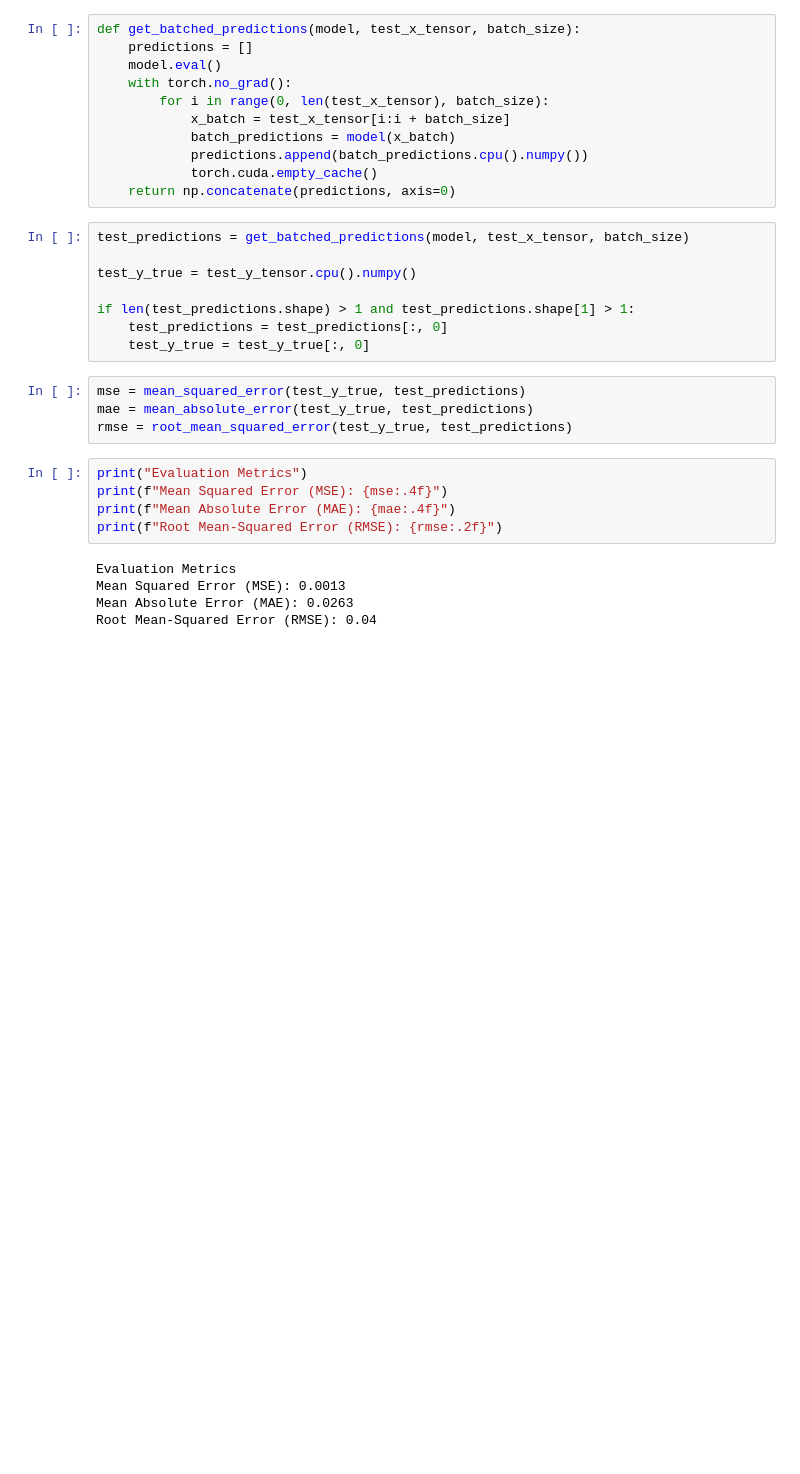
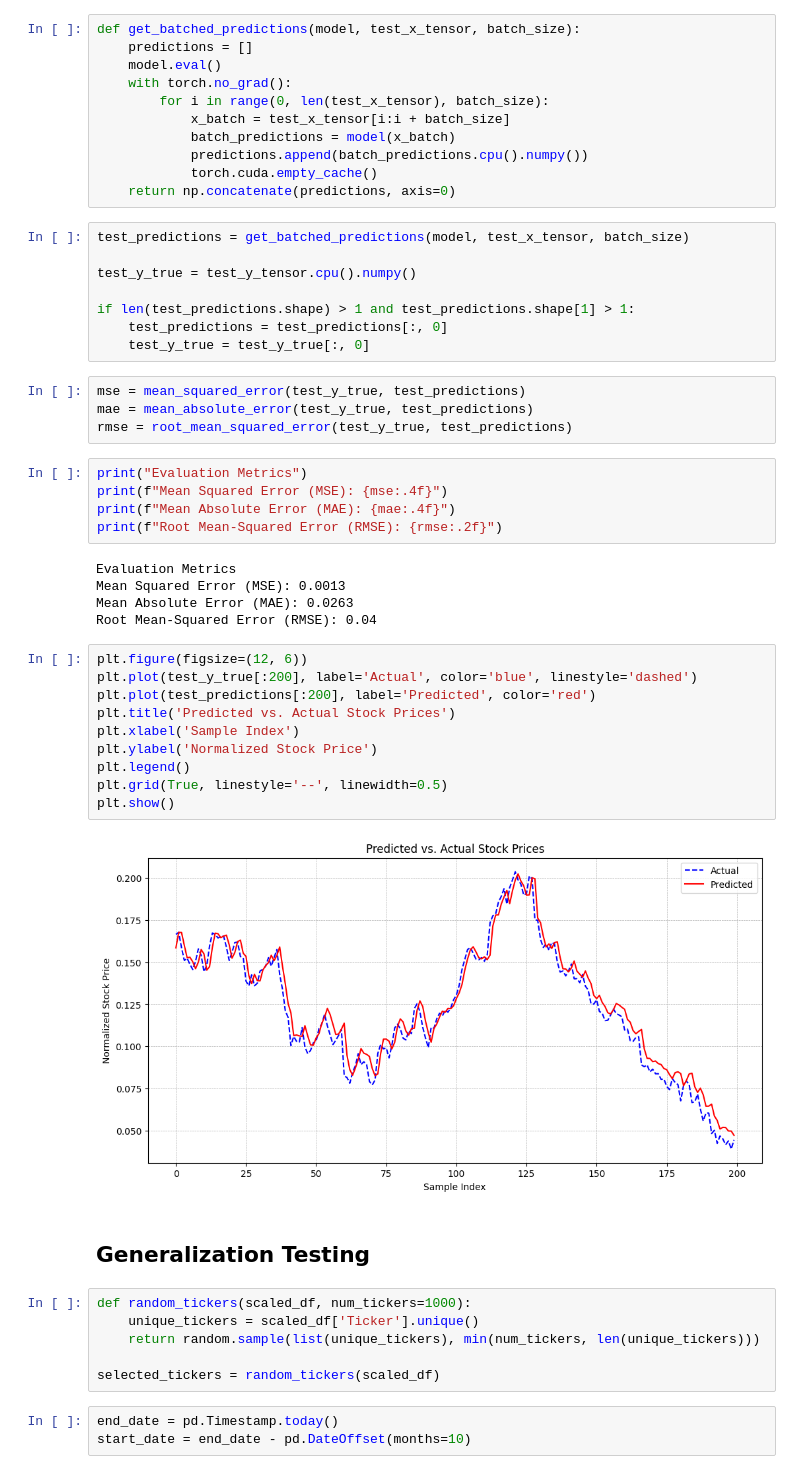
Before and after one commit to Shahmir675/OptiTrade, a Jupyter notebook: LSTM.ipynb, the cells around one changed output. Drawn from its saved outputs; the diff is of its cells as text; blank space fills up the shorter version.

```diff
--- a/LSTM.ipynb
+++ b/LSTM.ipynb
@@ -219,3 +224,26 @@ Evaluation Metrics
 Mean Squared Error (MSE): 0.0013
 Mean Absolute Error (MAE): 0.0263
 Root Mean-Squared Error (RMSE): 0.04
+# %%
+plt.figure(figsize=(12, 6))
+plt.plot(test_y_true[:200], label='Actual', color='blue', linestyle='dashed')
+plt.plot(test_predictions[:200], label='Predicted', color='red')
+plt.title('Predicted vs. Actual Stock Prices')
+plt.xlabel('Sample Index')
+plt.ylabel('Normalized Stock Price')
+plt.legend()
+plt.grid(True, linestyle='--', linewidth=0.5)
+plt.show()
+# %% [output]
+[figure, added]
+# %% [markdown]
+## Generalization Testing
+# %%
+def random_tickers(scaled_df, num_tickers=1000):
+    unique_tickers = scaled_df['Ticker'].unique()
+    return random.sample(list(unique_tickers), min(num_tickers, len(unique_tickers)))
+
+selected_tickers = random_tickers(scaled_df)
+# %%
+end_date = pd.Timestamp.today()
+start_date = end_date - pd.DateOffset(months=10)
```
Also changed, not shown: parts of 27 cells of this notebook.
